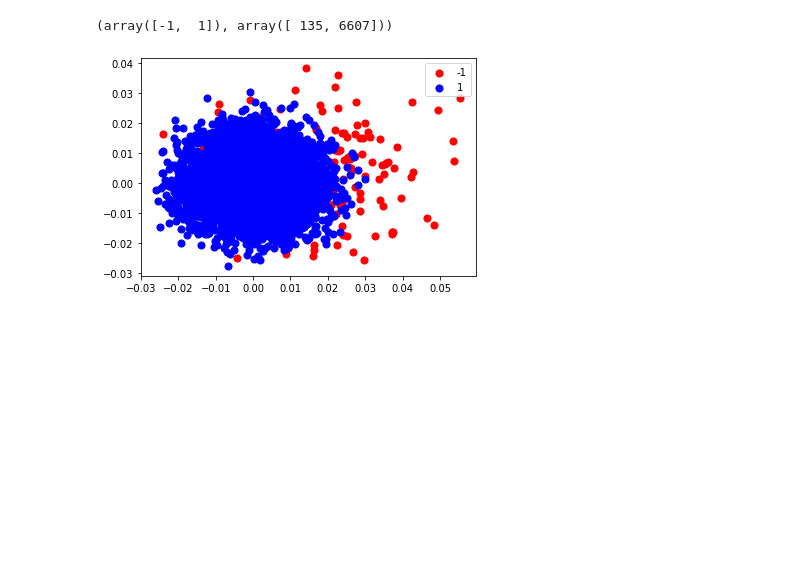
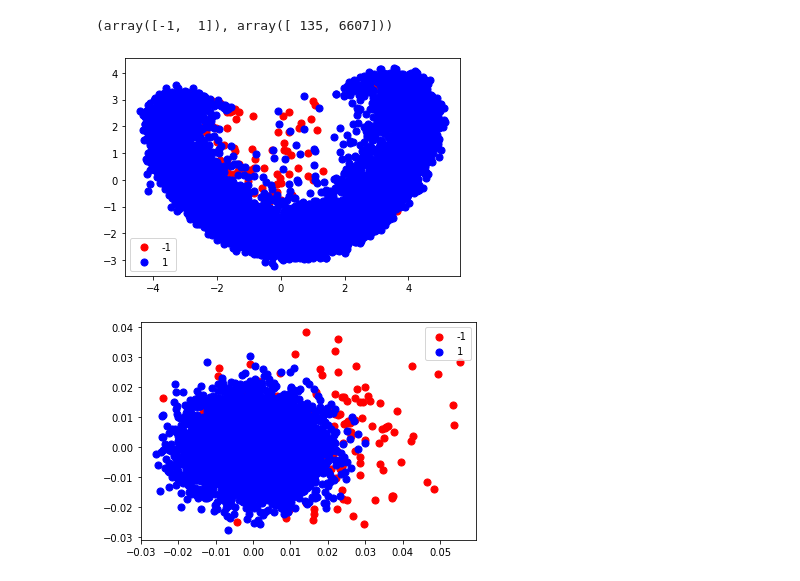
Before and after one commit to thekael99/Autoencoder_SVDD, a Jupyter notebook: show.ipynb, the cells around one changed output. Drawn from its saved outputs; the diff is of its cells as text; code cells hidden in the pictures; blank space fills up the shorter version.

```diff
--- a/show.ipynb
+++ b/show.ipynb
@@ -97,13 +97,22 @@ np.unique(y_train_label, return_counts=True)
 # %%
 from sklearn.decomposition import PCA
 X_map_2D = PCA(n_components=2).fit_transform(X_train_map)
+X_train_2D = PCA(n_components=2).fit_transform(X_train.reshape(-1,784))
 # %%
 cdict = {-1: 'red', 1: 'blue'}
+fig, ax = plt.subplots()
+for g in np.unique(y_train_label):
+    ix = np.where(y_train_label == g)
+    ax.scatter(X_train_2D[:,0][ix], X_train_2D[:,1][ix], c = cdict[g], label = g, s = 50)
+ax.legend()
+plt.show()
+
 fig, ax = plt.subplots()
 for g in np.unique(y_train_label):
     ix = np.where(y_train_label == g)
     ax.scatter(X_map_2D[:,0][ix], X_map_2D[:,1][ix], c = cdict[g], label = g, s = 50)
 ax.legend()
 plt.show()
 # %% [output]
-[figure, old version]
+[figure, new version]
+[figure, added]
```
Also changed, not shown: 5 other files.
